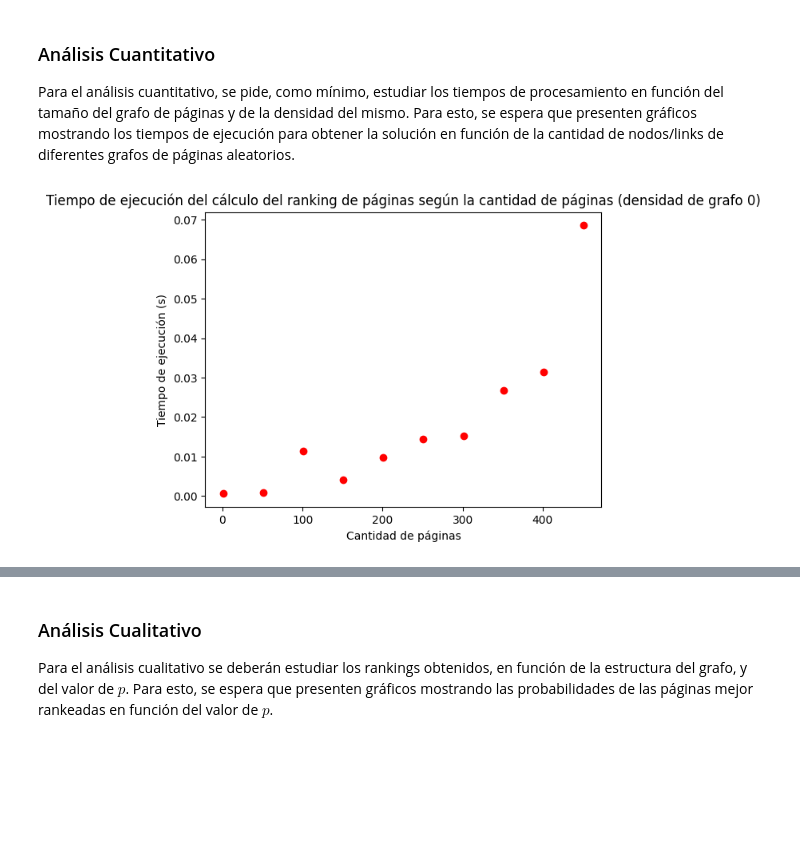
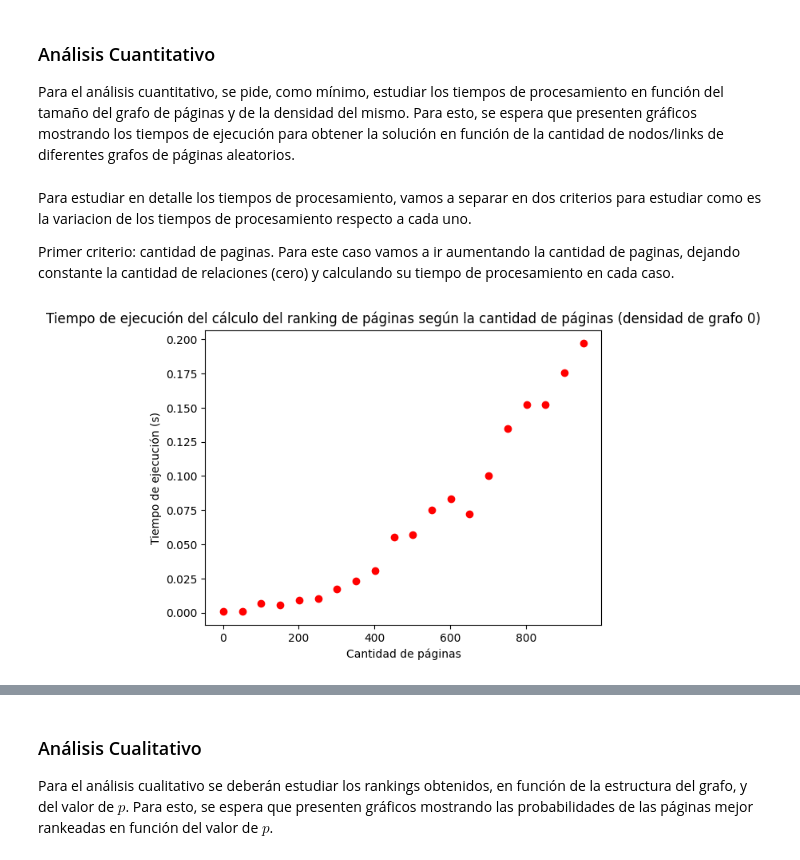
Before and after one commit to dantec19/alc_1c-2024, a Jupyter notebook: tp1/template-alumnos/template-alumnos/grupo_XX_TP1.ipynb, the cells around one changed output, grey strips where cells are left out. Drawn from its saved outputs; the diff is of its cells as text; code cells hidden in the pictures; blank space fills up the shorter version.

```diff
--- a/tp1/template-alumnos/template-alumnos/grupo_XX_TP1.ipynb
+++ b/tp1/template-alumnos/template-alumnos/grupo_XX_TP1.ipynb
@@ -198,6 +198,10 @@ Sobre los casos de test que se encuentran en el folder `tests`, se pide realizar
 ### Análisis Cuantitativo
 
 Para el análisis cuantitativo, se pide, como mínimo, estudiar los tiempos de procesamiento en función del tamaño del grafo de páginas y de la densidad del mismo. Para esto, se espera que presenten gráficos mostrando los tiempos de ejecución para obtener la solución en función de la cantidad de nodos/links de diferentes grafos de páginas aleatorios.
+# %% [markdown]
+Para estudiar en detalle los tiempos de procesamiento, vamos a separar en dos criterios para estudiar como es la variacion de los tiempos de procesamiento respecto a cada uno.
+
+Primer criterio: cantidad de paginas. Para este caso vamos a ir aumentando la cantidad de paginas, dejando constante la cantidad de relaciones (cero) y calculando su tiempo de procesamiento en cada caso.
 # %%
 import time
 
@@ -216,25 +220,25 @@ def calcular_densidad_grafo(W):
 # %%
 import matplotlib.pyplot as plt
 archivo_test = './tests/test_cuantitativo.txt'
-cant_iteraciones = 100
+cant_iteraciones = 20
 salto = 50
 p = 0.5
 tiempos_ejecucion = np.zeros(cant_iteraciones)
 cant_nodos = np.arange(1, cant_iteraciones*salto, salto)
 for i in range(1, cant_iteraciones*salto, salto):
     f = open(archivo_test, 'w')
     f.write(str(i))
     f.write('\n')
     f.write('0')
     f.close()
     W = leer_archivo(archivo_test)
     tiempos_ejecucion[i//salto] = tiempo_ejecucion(W,p)
 
 
 plt.title("Tiempo de ejecución del cálculo del ranking de páginas según la cantidad de páginas (densidad de grafo 0)")
 plt.xlabel("Cantidad de páginas")
 plt.ylabel("Tiempo de ejecución (s)")
 plt.scatter(cant_nodos, tiempos_ejecucion, color ="red")
 plt.show()
 # %% [output]
-[figure, old version]
+[figure, new version]
```
Also changed, not shown: parts of 12 cells of this notebook.
